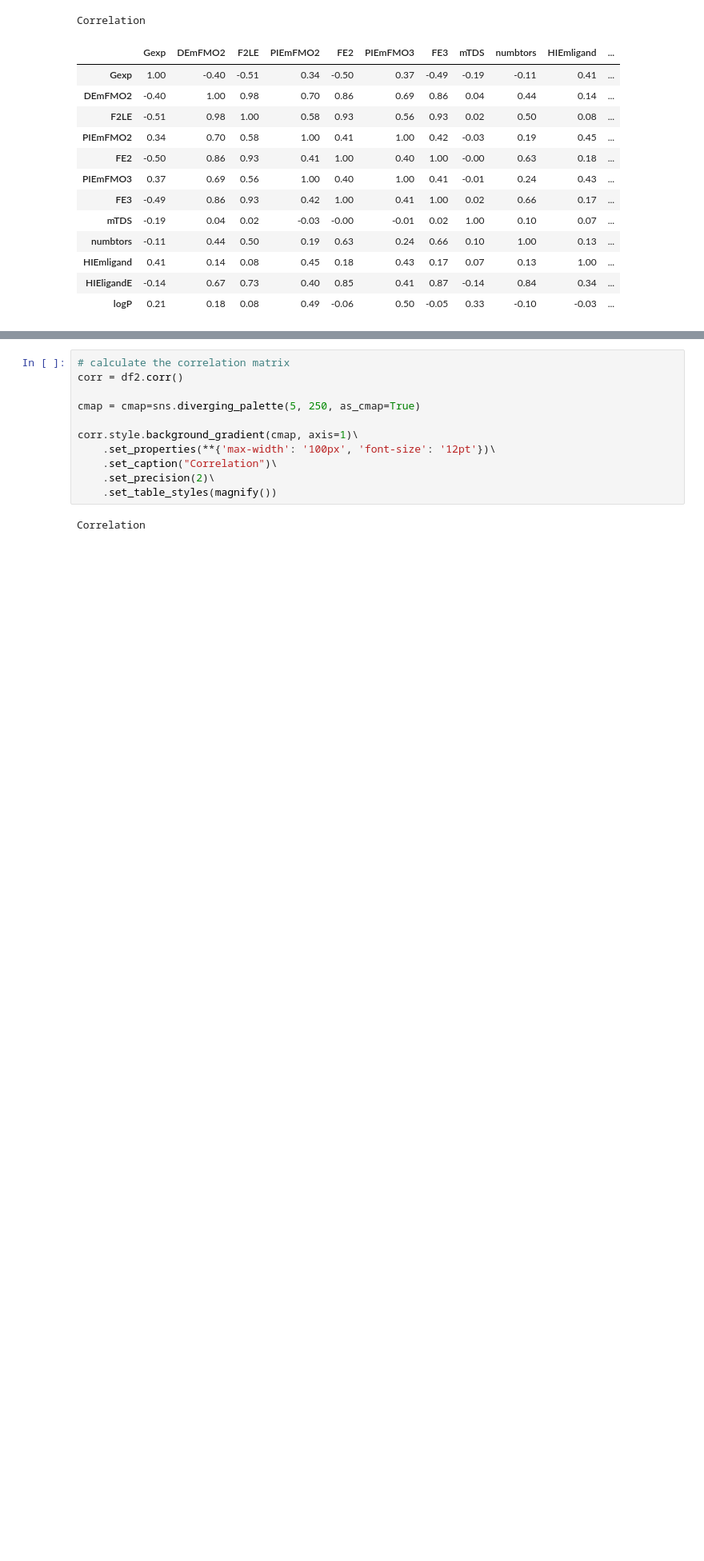
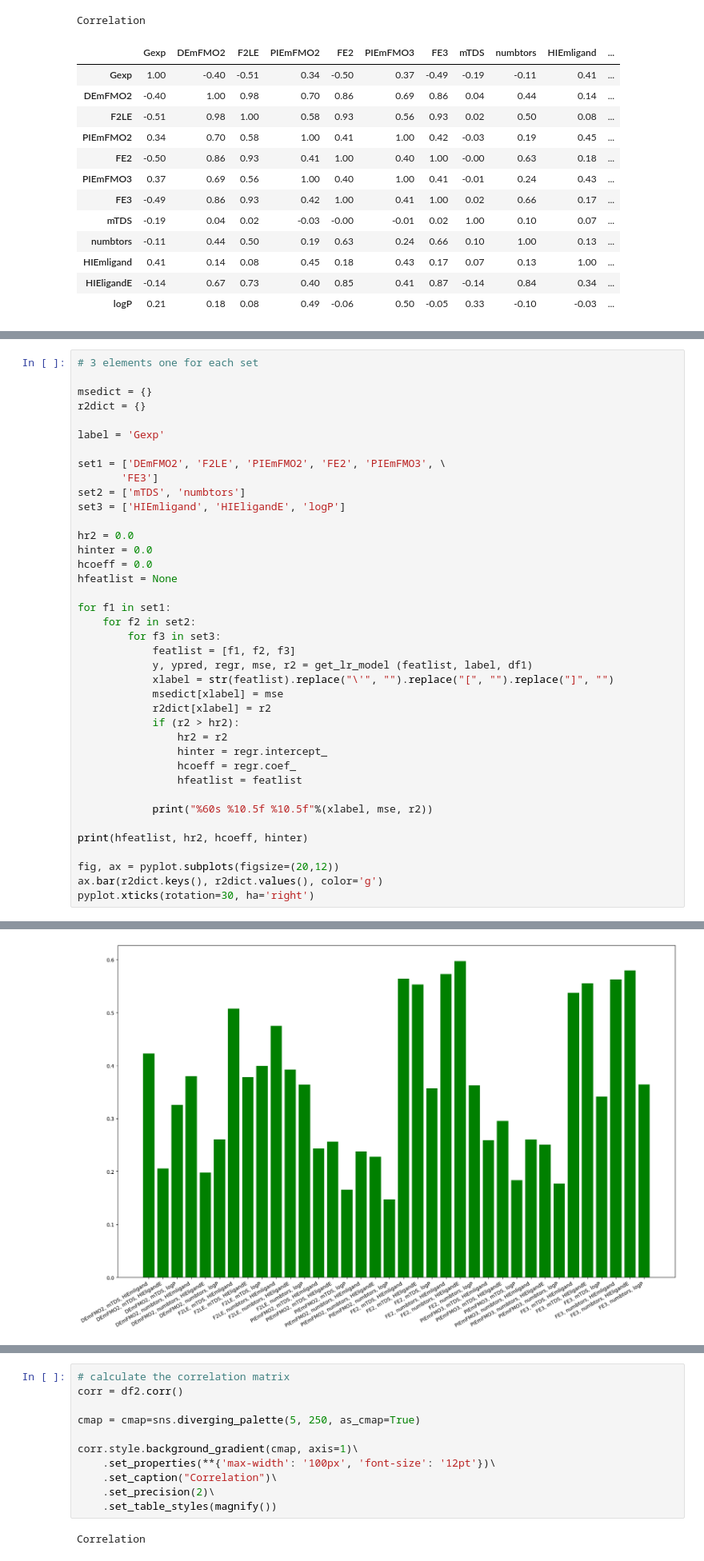
Before and after one commit to lstorchi/formulagenerator, a Jupyter notebook: dataanalysis.ipynb, the cells around one changed output, grey strips where cells are left out. Shown: that part at 80% size. Cells and saved outputs as stored; diff of their text form; blank space fills up the shorter version.

```diff
--- a/dataanalysis.ipynb
+++ b/dataanalysis.ipynb
@@ -183,0 +184,40 @@ MSE:    0.00000 R2:    1.00000
+# %%
+# 3 elements one for each set
+
+msedict = {}
+r2dict = {}
+
+label = 'Gexp'
+
+set1 = ['DEmFMO2', 'F2LE', 'PIEmFMO2', 'FE2', 'PIEmFMO3', \
+       'FE3']
+set2 = ['mTDS', 'numbtors']
+set3 = ['HIEmligand', 'HIEligandE', 'logP']
+
+hr2 = 0.0
+hinter = 0.0
+hcoeff = 0.0
+hfeatlist = None
+
+for f1 in set1:
+    for f2 in set2:
+        for f3 in set3:
+            featlist = [f1, f2, f3]
+            y, ypred, regr, mse, r2 = get_lr_model (featlist, label, df1)
+            xlabel = str(featlist).replace("\'", "").replace("[", "").replace("]", "")
+            msedict[xlabel] = mse
+            r2dict[xlabel] = r2
+            if (r2 > hr2):
+                hr2 = r2
+                hinter = regr.intercept_
+                hcoeff = regr.coef_
+                hfeatlist = featlist
+
+            print("%60s %10.5f %10.5f"%(xlabel, mse, r2))
+
+print(hfeatlist, hr2, hcoeff, hinter)
+
+fig, ax = pyplot.subplots(figsize=(20,12))
+ax.bar(r2dict.keys(), r2dict.values(), color='g')
+pyplot.xticks(rotation=30, ha='right')
+# %% [output]
@@ -183,0 +258 @@ MSE:    0.00000 R2:    1.00000
+[figure, added]
```
Also changed, not shown: parts of 5 cells of this notebook.
